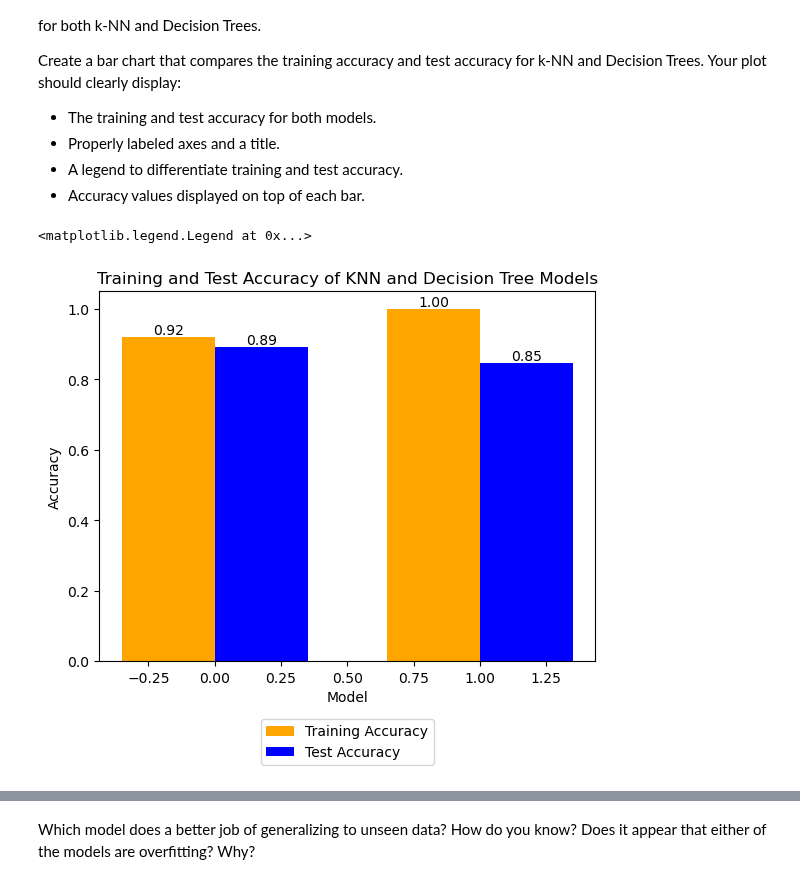
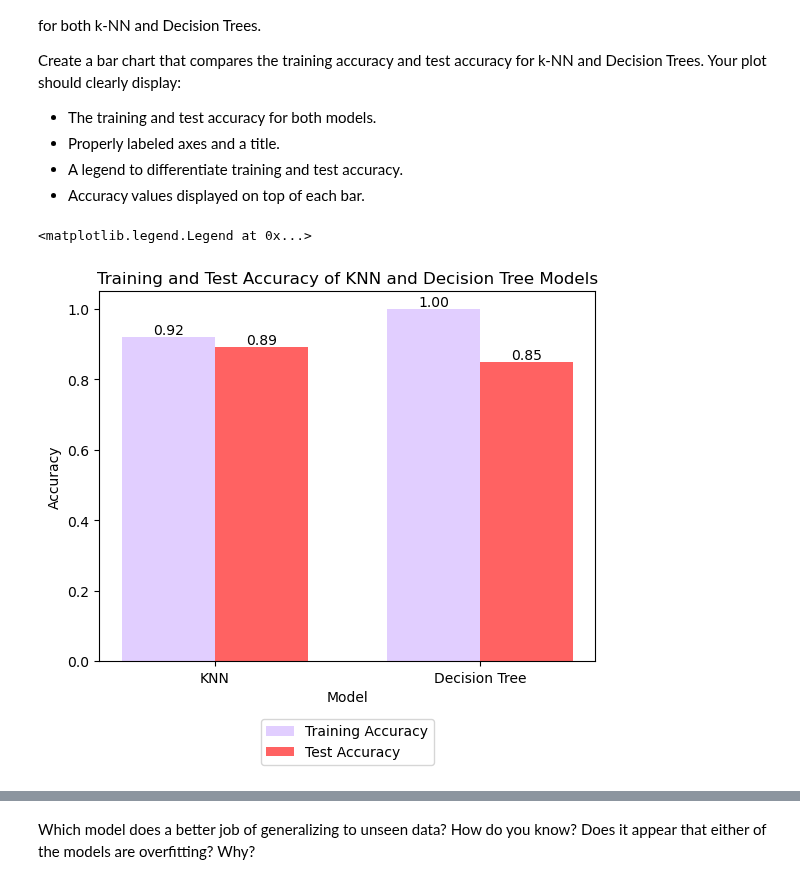
Before and after one commit to tommats00/EDS232-labs, a Jupyter notebook: Week4/lab4-spotify.ipynb, the cells around one changed output, grey strips where cells are left out. Cells and saved outputs as stored; diff of their text form; code cells hidden in the pictures.

```diff
--- a/Week4/lab4-spotify.ipynb
+++ b/Week4/lab4-spotify.ipynb
@@ -220,29 +218,36 @@ Create a bar chart that compares the training accuracy and test accuracy for k-N
 - A legend to differentiate training and test accuracy.
 - Accuracy values displayed on top of each bar.
 # %%
+# Set wdith and x
 width = 0.35
 x = np.arange(2)
 
+# Configure plot
+fig, ax = plt.subplots()
 
-fig, ax = plt.subplots()
-# Plot barchart of training and test accuracy for KNN and DT Models
-
-bars1 = ax.bar(x - width/2, [knn_train_accuracy, dt_train_accuracy], width, label = 'Training Accuracy', color = 'orange')
-bars2 = ax.bar(x + width/2, [knn_accuracy, dt_accuracy], width, label = 'Test Accuracy', color = 'blue')
+# Create training and testing bars
+bars1 = ax.bar(x - width/2, [knn_train_accuracy, dt_train_accuracy], width, label = 'Training Accuracy', color = '#e1ceff')
+bars2 = ax.bar(x + width/2, [knn_accuracy, dt_accuracy], width, label = 'Test Accuracy', color = '#ff6262')
 
 # Display values on top of bars
 for bar in bars1:
     height = bar.get_height()
     ax.text(bar.get_x() + bar.get_width()/2, height, f'{height:.2f}', ha = 'center', va = 'bottom')
 for bar in bars2:
     height = bar.get_height()
     ax.text(bar.get_x() + bar.get_width()/2, height, f'{height:.2f}', ha = 'center', va = 'bottom')
 
+# Set x-axis tick labels
+ax.set_xticks(x)
+ax.set_xticklabels(['KNN', 'Decision Tree'])
 
+# Add labels and title
 plt.ylabel('Accuracy')
 plt.xlabel('Model')
 plt.title('Training and Test Accuracy of KNN and Decision Tree Models')
+
+# Add legend with location
 ax.legend(loc = 'lower center', bbox_to_anchor = (0.5, -0.3))
 # %% [output]
 <matplotlib.legend.Legend at 0x...>
-[figure, old version]
+[figure, new version]
```
Also changed, not shown: parts of 7 cells of this notebook.
